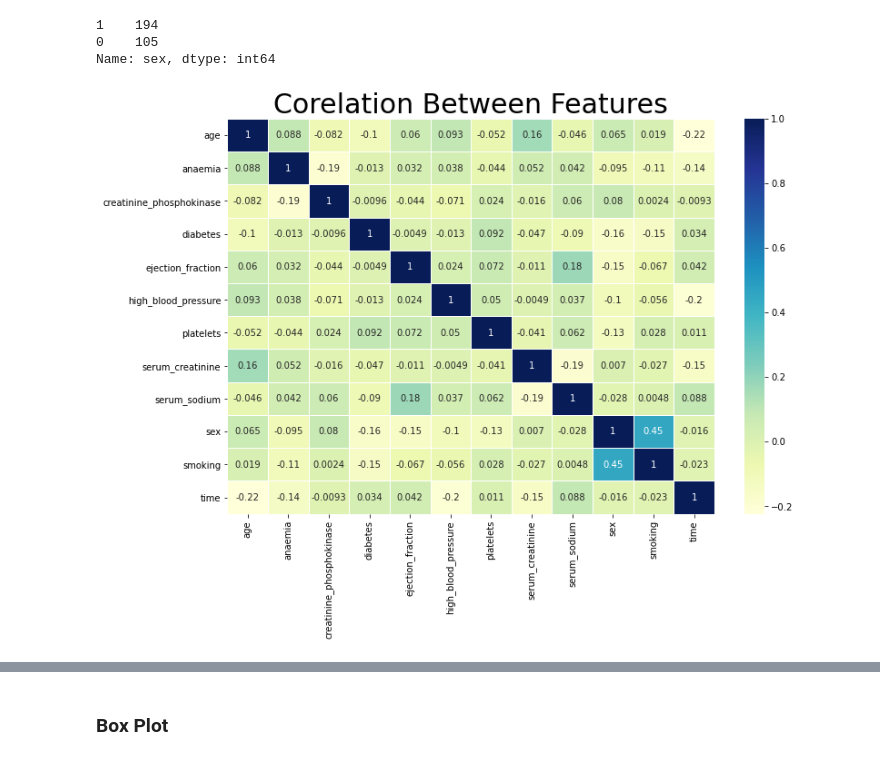
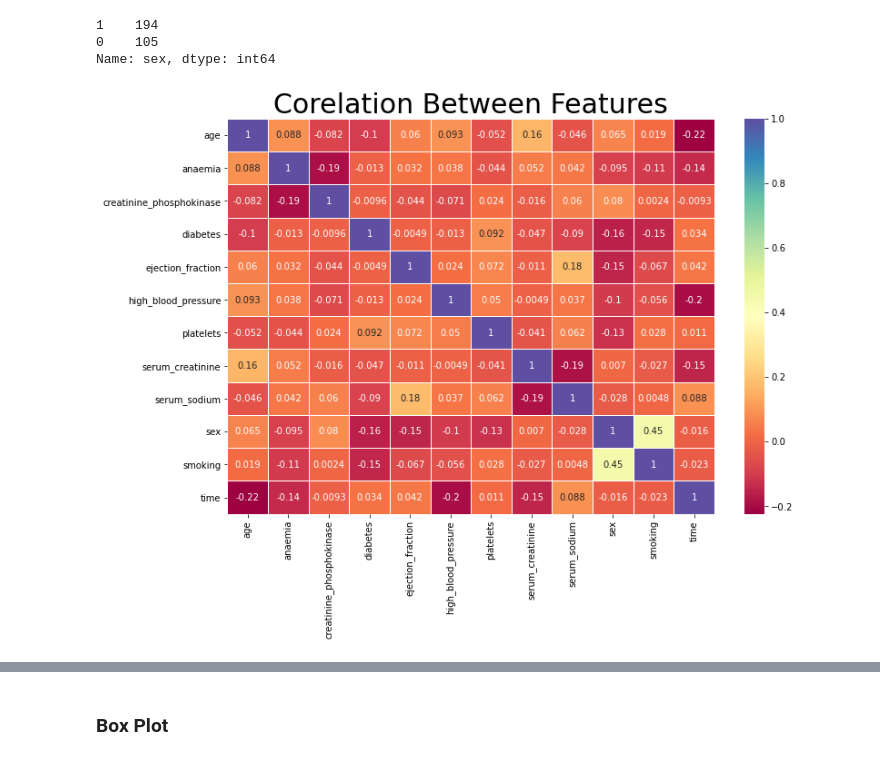
Before and after one commit to HemanthSai7/DSP, a Jupyter notebook: heart_failure.ipynb, the cells around one changed output, grey strips where cells are left out. Saved outputs shown, nothing was run; the diff lists cells and outputs as text; code cells hidden in the pictures.

```diff
--- a/heart_failure.ipynb
+++ b/heart_failure.ipynb
@@ -149,12 +149,12 @@ Name: sex, dtype: int64
 # %%
 #plotting the correlation for a better understanding
 plt.figure(figsize=(12,8))
-sns.heatmap(dataset_numerical.corr(), cmap="YlGnBu", annot=True, linewidths=0.5)
+sns.heatmap(dataset_numerical.corr(), cmap="Spectral", annot=True, linewidths=0.5)
 plt.title('Corelation Between Features', fontsize=30)
 plt.show()
 #correlation less
 # %% [output]
-[figure, old version]
+[figure, new version]
 # %% [markdown]
 # Outlier Detection
 - An Outlier is a datapoint which significatly differs from other observations
```
Also changed, not shown: parts of 3 cells of this notebook.
